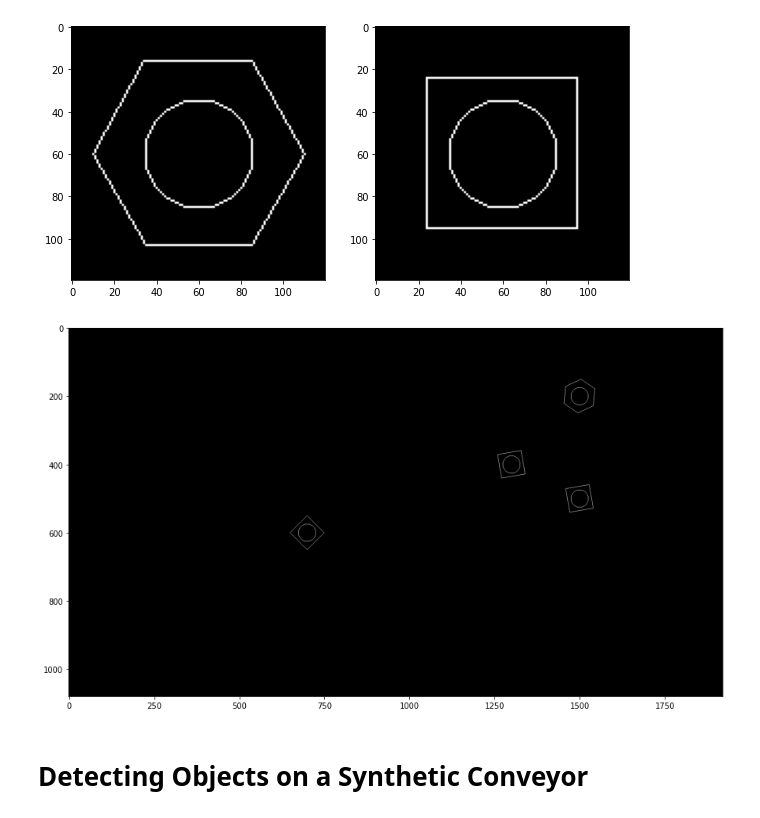
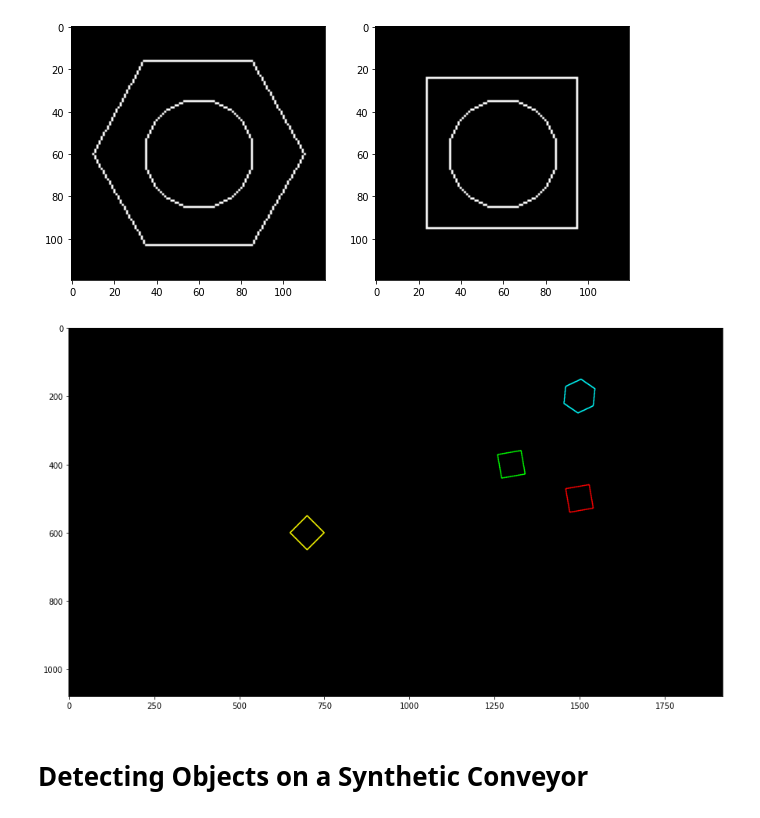
Before and after one commit to induwarasenadheera/EN2550---Fundamental-of-Image-Processing, a Jupyter notebook: assignment 3.ipynb, the cells around one changed output. Saved outputs shown, nothing was run; the diff lists cells and outputs as text; code cells hidden in the pictures.

```diff
--- a/assignment 3.ipynb
+++ b/assignment 3.ipynb
@@ -131,14 +131,20 @@ plt.show()
 # %% [output]
 [figure]
 # %%
+# Finding the contours of the conveyor template
 contours3, hierarchy3 = cv.findContours(closing3, 2, 1)
-im3 = np.zeros((closing3.shape[0],closing3.shape[1]))
-cv.drawContours(im3, contours3, -1, (255,255,255), 1)
+im3 = np.zeros((1080, 1920, 3)).astype(np.uint8)
+cv.drawContours(im3, contours3, 0, (0,255,255), 2)
+cv.drawContours(im3, contours3, 2, (0,0,255), 2)
+cv.drawContours(im3, contours3, 4, (0,255,0), 2)
+cv.drawContours(im3, contours3, 6, (255,255,0), 2)
+
+
 plt.rcParams["figure.figsize"] = (15,10)
-plt.imshow(im3, cmap = 'gray')
+plt.imshow(cv.cvtColor(im3, cv.COLOR_BGR2RGB))
 plt.show()
 # %% [output]
-[figure, old version]
+[figure, new version]
 # %% [markdown]
 # Detecting Objects on a Synthetic Conveyor
 # %%
```
Also changed, not shown: parts of 3 cells of this notebook, 8 other files.
